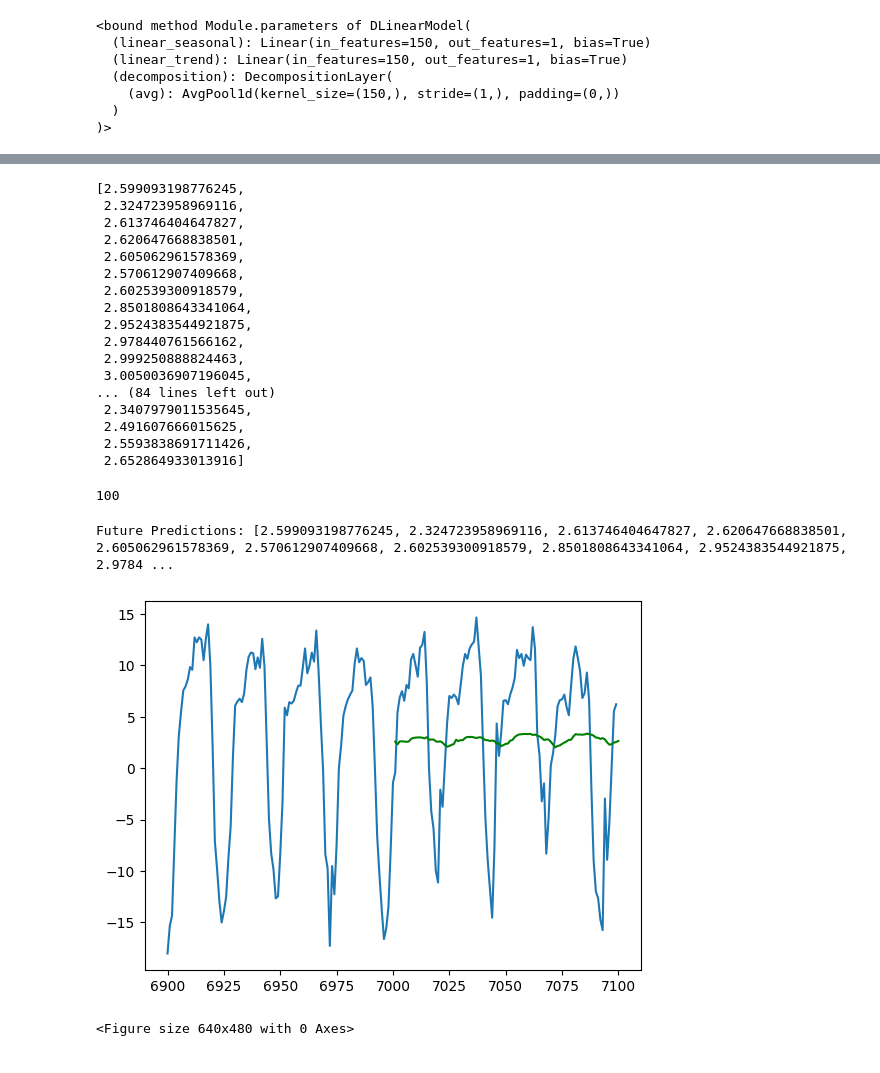
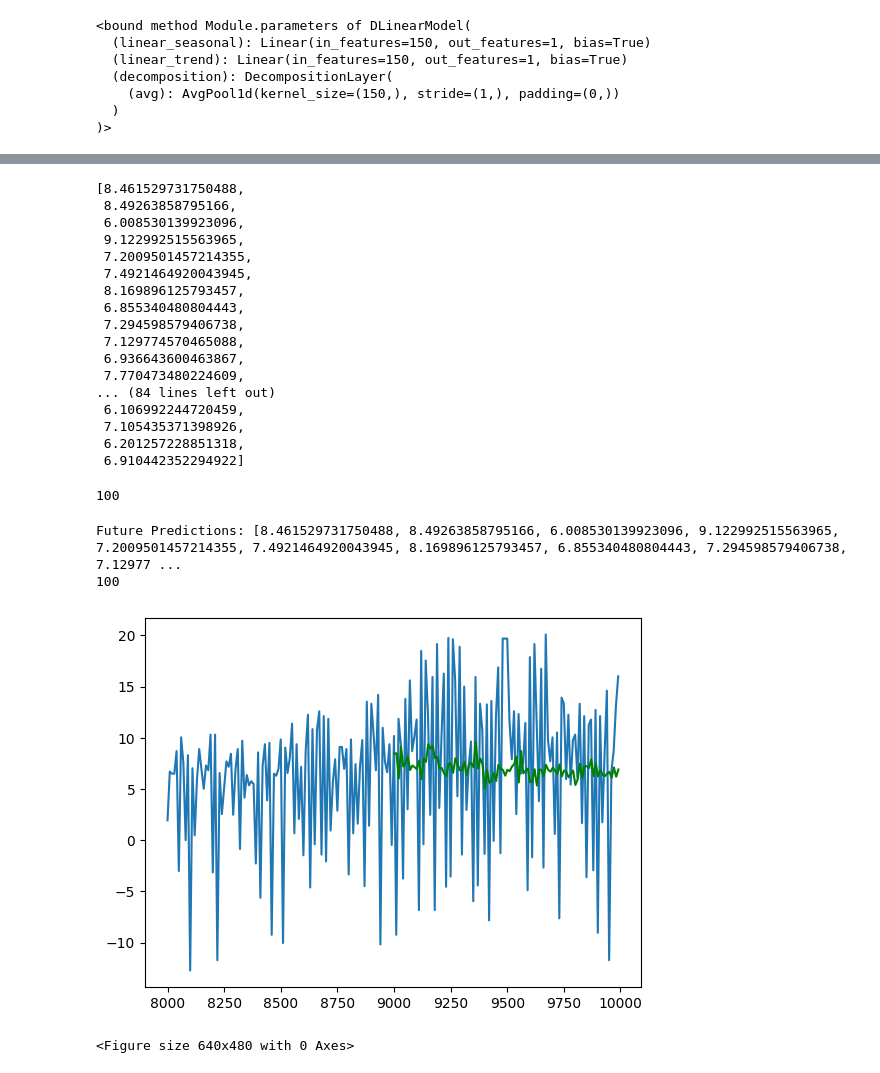
Before and after one commit to NovokshanovE/MyDlinear, a Jupyter notebook: MyDLinear/notebook_model.ipynb, the cells around one changed output, grey strips where cells are left out. Cells and saved outputs as stored; diff of their text form; code cells hidden in the pictures.

Commit message:
Add 9 version oof model with: input_size = 150 pred = input_size learning_rate = 0.0001 data_size  = 4000

```diff
--- a/MyDLinear/notebook_model.ipynb
+++ b/MyDLinear/notebook_model.ipynb
@@ -26,10 +26,10 @@ input_size = 150
 pred = input_size
 learning_rate = 0.0001
 
-data_size  = 6000
-step = 1
+data_size  = 4000
+step = 10
 m = 100 #на сколько шагов предсказать
-data_set = 7000
+data_set = 9000
 # %%
 class DecompositionLayer(nn.Module):
     """
@@ -132,5 +133,5 @@ torch.save(model.state_dict(), "test_model_v8_SL1")
 # %%
-model.load_state_dict(torch.load("test_model_v8_SL1"))
+model.load_state_dict(torch.load("test_model_v9_15_12_23_17_02"))
 model.eval()
 # %% [output]
 DLinearModel(
@@ -179,7 +180,7 @@ def predict_future_values(model, X_f, window_size, m):
 initial_values = torch.cat([X[-input_size:]]).reshape(1, 1, -1)
 
 pred = input_size
-X_f = torch.tensor(data['HUFL'].values[data_set-pred:data_set:step], dtype=torch.float32).view(-1, 1)
+X_f = torch.tensor(data['HUFL'].values[data_set-pred:data_set-pred+pred*step:step], dtype=torch.float32).view(-1, 1)
 print(X_f)
 dataset_f = MyDataset(X_f, pred)
 print(dataset_f.data)
@@ -295,41 +296,42 @@ tensor([[[ -5.6930],
 # %%
 future_predictions
 # %% [output]
-[2.599093198776245,
- 2.324723958969116,
- 2.613746404647827,
- 2.620647668838501,
- 2.605062961578369,
- 2.570612907409668,
- 2.602539300918579,
- 2.8501808643341064,
- 2.9524383544921875,
- 2.978440761566162,
- 2.999250888824463,
- 3.0050036907196045,
+[8.461529731750488,
+ 8.49263858795166,
+ 6.008530139923096,
+ 9.122992515563965,
+ 7.2009501457214355,
+ 7.4921464920043945,
+ 8.169896125793457,
+ 6.855340480804443,
+ 7.294598579406738,
+ 7.129774570465088,
+ 6.936643600463867,
+ 7.770473480224609,
 ... (84 lines left out)
- 2.3407979011535645,
- 2.491607666015625,
- 2.5593838691711426,
- 2.652864933013916]
+ 6.106992244720459,
+ 7.105435371398926,
+ 6.201257228851318,
+ 6.910442352294922]
 # %%
 len(future_predictions)
 # %% [output]
 100
 # %%
 print("Future Predictions:", future_predictions)
-time = [data_set-m+i for i in range(2*m)]
-plt.plot(time, data['HUFL'].values[data_set-m:data_set+m:step])
+time = [data_set-m*step+i*step for i in range(2*m)]
+print(m)
+plt.plot(time, data['HUFL'].values[data_set-m*step:data_set+(m)*step:step])
 #plt.plot(, )
 pred = data['HUFL'].values[data_set-1]
-time = [data_set+1+i for i in range(m)]
+time = [data_set+1+i*step for i in range(m)]
 
 
 plt.plot(time, future_predictions, 'g-')
 
 plt.show()
-plt.savefig("forecast", dpi=200)
 # %% [output]
-Future Predictions: [2.599093198776245, 2.324723958969116, 2.613746404647827, 2.620647668838501, 2.605062961578369, 2.570612907409668, 2.602539300918579, 2.8501808643341064, 2.9524383544921875, 2.9784 ...
+Future Predictions: [8.461529731750488, 8.49263858795166, 6.008530139923096, 9.122992515563965, 7.2009501457214355, 7.4921464920043945, 8.169896125793457, 6.855340480804443, 7.294598579406738, 7.12977 ...
+100
-[figure, old version]
+[figure, new version]
 <Figure size 640x480 with 0 Axes>
```
Also changed, not shown: parts of 6 cells of this notebook, 2 other files.
